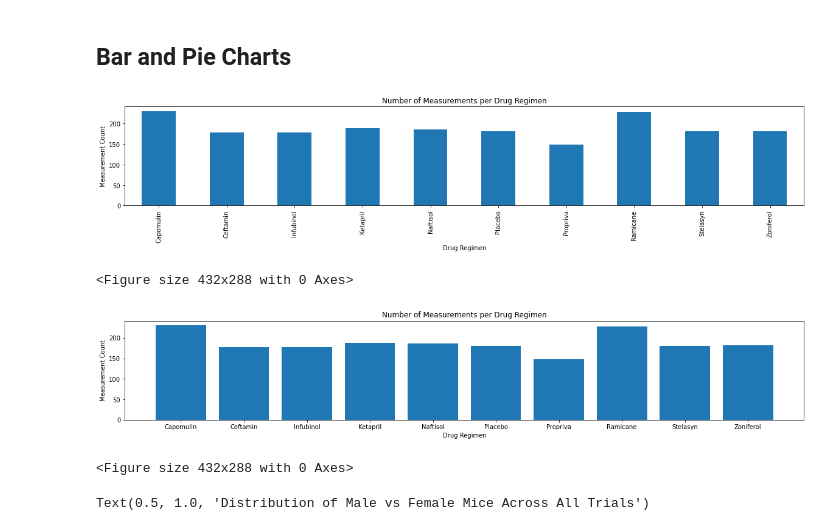
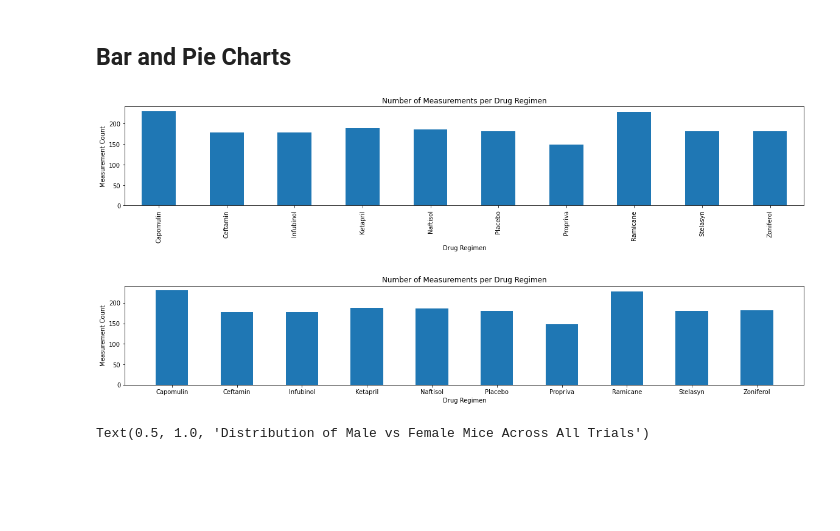
Before and after one commit to hsharma263/matplotlib-challenge, a Jupyter notebook: pymaceuticals_starter.ipynb, the cells around one changed output. Saved outputs shown, nothing was run; the diff lists cells and outputs as text; code cells hidden in the pictures; blank space fills up the shorter version.

```diff
--- a/pymaceuticals_starter.ipynb
+++ b/pymaceuticals_starter.ipynb
@@ -153,26 +150,22 @@ regimen_count.plot(kind="bar", figsize=(20,3))
 plt.title("Number of Measurements per Drug Regimen")
 plt.ylabel("Measurement Count")
 plt.show()
-plt.tight_layout()
 # %% [output]
 [figure]
-<Figure size 432x288 with 0 Axes>
 # %%
 # Generate a bar plot showing the total number of measurements taken on each drug regimen using pyplot.
 drugs = ["Capomulin","Ceftamin", "Infubinol", "Ketapril", "Naftisol", "Placebo", "Propriva", "Ramicane", "Stelasyn",
          "Zoniferol"]
 drug_count = regimen_count
 
 plt.figure(figsize=(20, 3))
-plt.bar(drugs, drug_count, align="center")
+plt.bar(drugs, drug_count, align="center", width=0.5)
 plt.title("Number of Measurements per Drug Regimen")
 plt.xlabel("Drug Regimen")
 plt.ylabel("Measurement Count")
 plt.show()
-plt.tight_layout()
 # %% [output]
-[figure, old version]
+[figure, new version]
-<Figure size 432x288 with 0 Axes>
 # %%
 # Generate a pie plot showing the distribution of female versus male mice using pandas
 df_of_gender = clean_df[["Mouse ID", "Sex"]]
```
Also changed, not shown: parts of 33 cells of this notebook.
